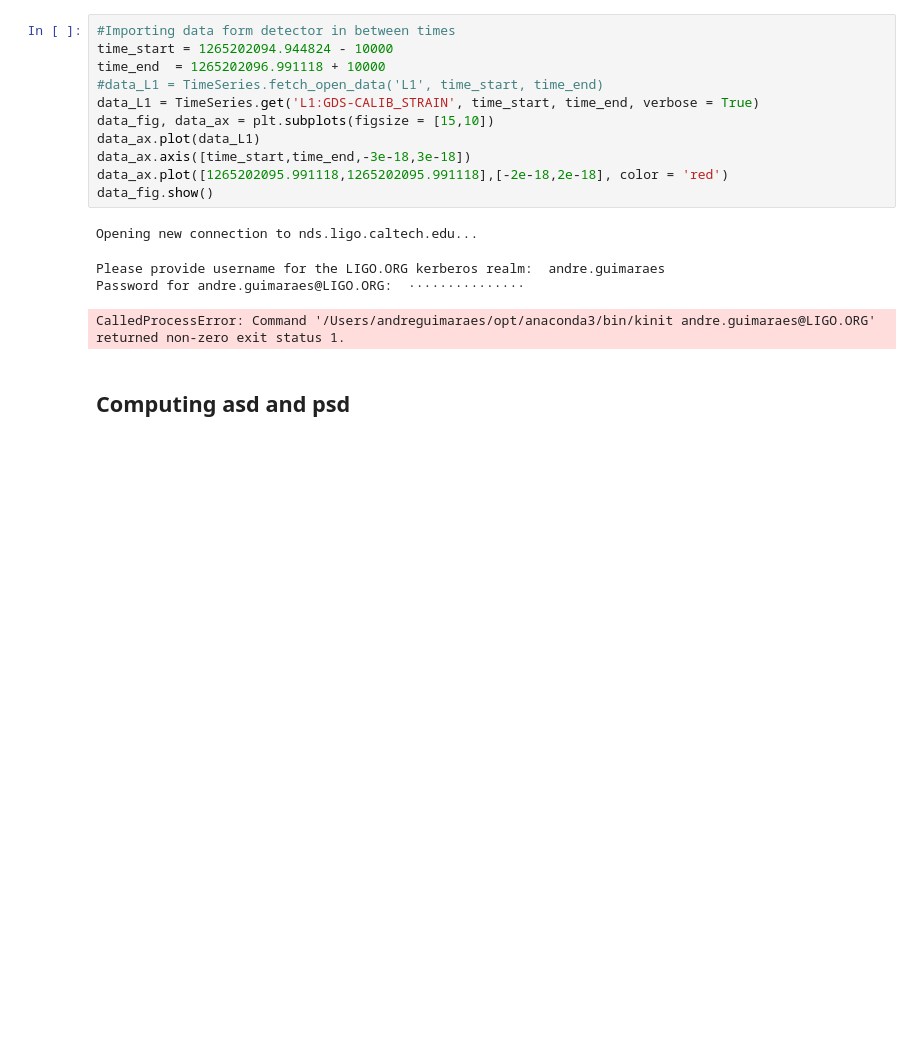
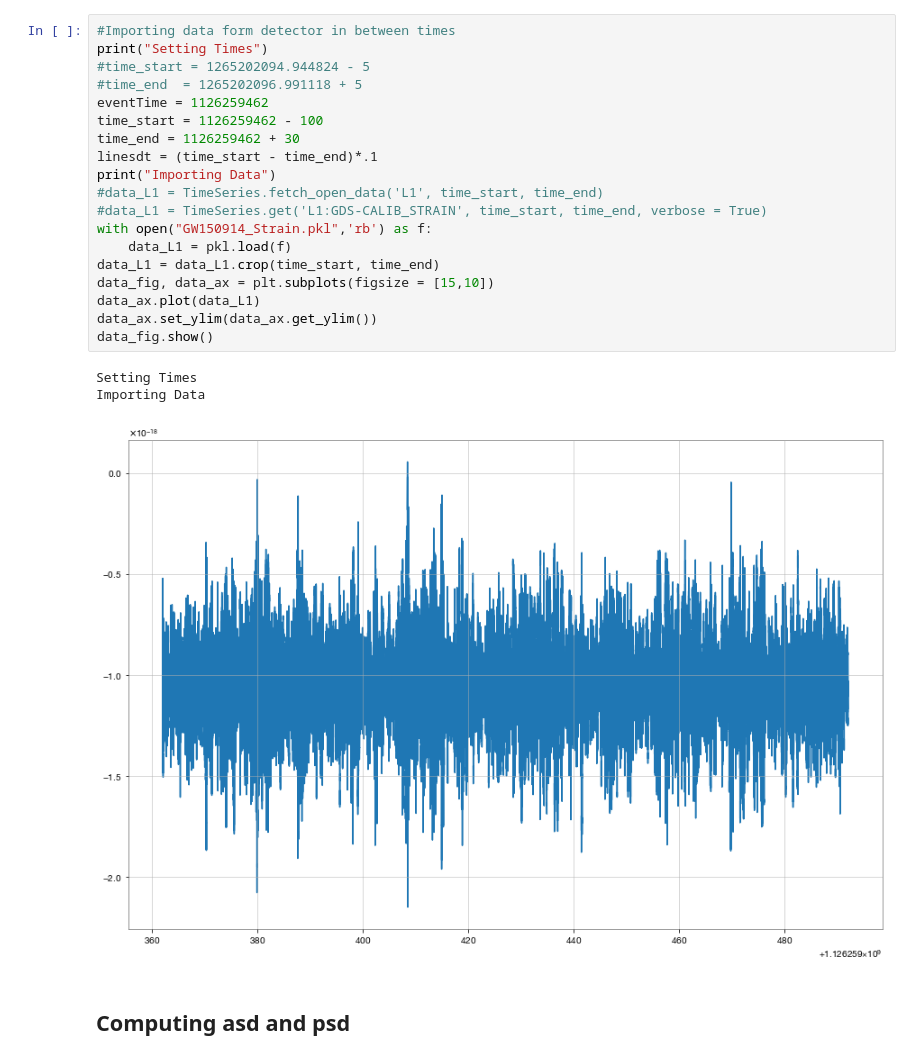
Before and after one commit to Andrerg01/gstlal_steps, a Jupyter notebook: Untitled.ipynb, the cells around one changed output. Cells and saved outputs as stored; diff of their text form; blank space fills up the shorter version.

```diff
--- a/Untitled.ipynb
+++ b/Untitled.ipynb
@@ -15,19 +34,26 @@ from astropy.units import Quantity
 # %%
 #Importing data form detector in between times
-time_start = 1265202094.944824 - 10000
-time_end  = 1265202096.991118 + 10000
+print("Setting Times")
+#time_start = 1265202094.944824 - 5
+#time_end  = 1265202096.991118 + 5
+eventTime = 1126259462
+time_start = 1126259462 - 100
+time_end = 1126259462 + 30
+linesdt = (time_start - time_end)*.1
+print("Importing Data")
 #data_L1 = TimeSeries.fetch_open_data('L1', time_start, time_end)
-data_L1 = TimeSeries.get('L1:GDS-CALIB_STRAIN', time_start, time_end, verbose = True)
+#data_L1 = TimeSeries.get('L1:GDS-CALIB_STRAIN', time_start, time_end, verbose = True)
+with open("GW150914_Strain.pkl",'rb') as f:
+    data_L1 = pkl.load(f)
+data_L1 = data_L1.crop(time_start, time_end)
 data_fig, data_ax = plt.subplots(figsize = [15,10])
 data_ax.plot(data_L1)
-data_ax.axis([time_start,time_end,-3e-18,3e-18])
-data_ax.plot([1265202095.991118,1265202095.991118],[-2e-18,2e-18], color = 'red')
+data_ax.set_ylim(data_ax.get_ylim())
 data_fig.show()
 # %% [output]
-Opening new connection to nds.ligo.caltech.edu...
+Setting Times
+Importing Data
-Please provide username for the LIGO.ORG kerberos realm:  andre.guimaraes
-Password for andre.guimaraes@LIGO.ORG:  ···············
-CalledProcessError: Command '/Users/andreguimaraes/opt/anaconda3/bin/kinit andre.guimaraes@LIGO.ORG' returned non-zero exit status 1.
+[figure, added]
 # %% [markdown]
 ## Computing asd and psd
 # %%
```
Also changed, not shown: parts of 11 cells of this notebook, 2 other files.
